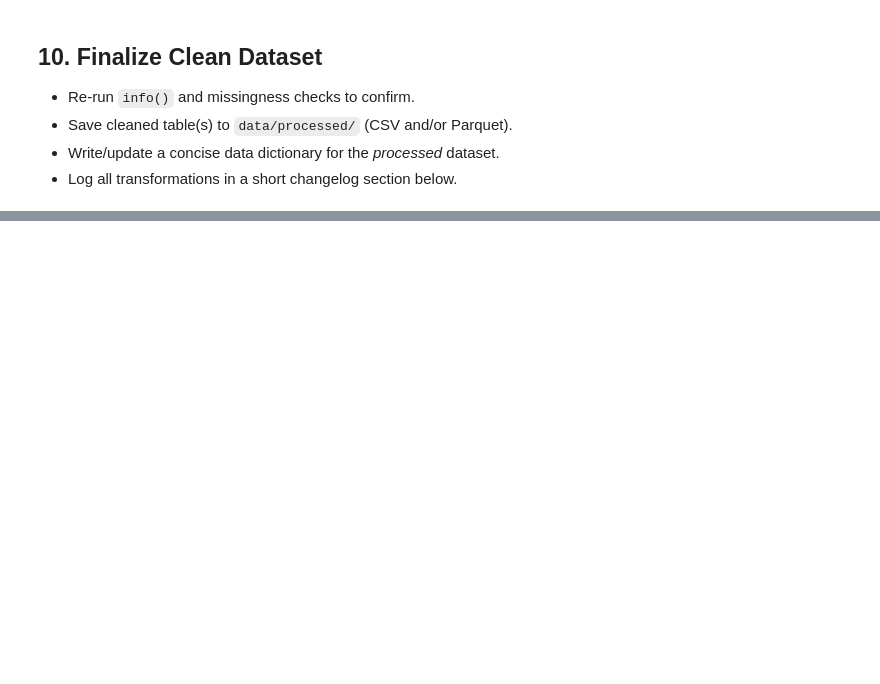
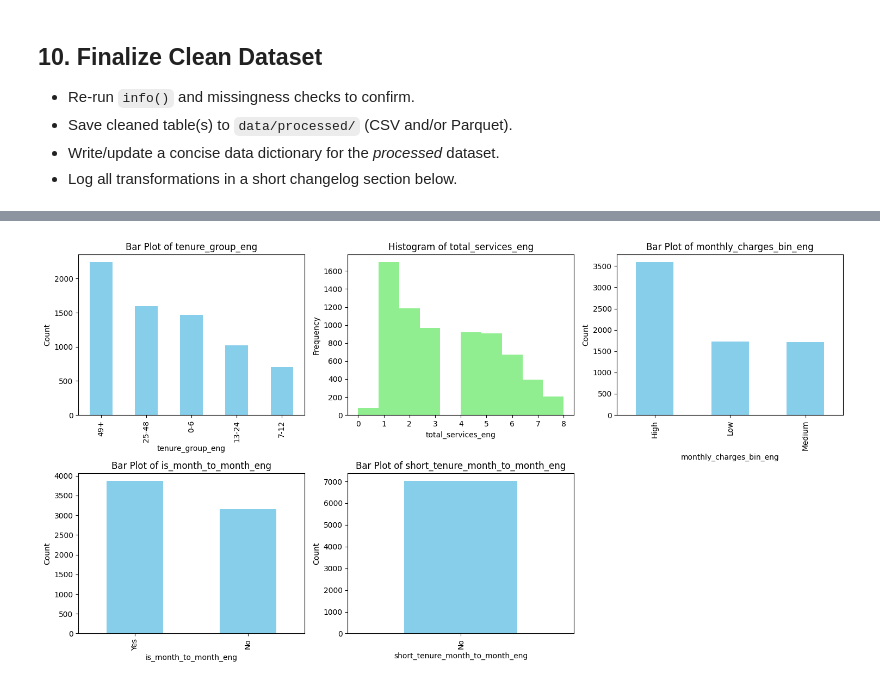
Before and after one commit to amschiltz/springboard_projects, a Jupyter notebook: Capstone_2/notebooks/01_telco_churn_data_wrangling_outline.ipynb, the cells around one changed output, grey strips where cells are left out. Saved outputs shown, nothing was run; the diff lists cells and outputs as text; code cells hidden in the pictures; blank space fills up the shorter version.

```diff
--- a/Capstone_2/notebooks/01_telco_churn_data_wrangling_outline.ipynb
+++ b/Capstone_2/notebooks/01_telco_churn_data_wrangling_outline.ipynb
@@ -433,0 +571,33 @@ Record each change with a brief justification and timestamp.
+# %%
+# Visualize engineered feature distributions in a compact subplot grid
+engineered_cols = ['tenure_group_eng', 'total_services_eng', 'monthly_charges_bin_eng', 'is_month_to_month_eng', 'short_tenure_month_to_month_eng']
+
+import math
+import matplotlib.pyplot as plt
+
+n_cols = 3
+n_rows = math.ceil(len(engineered_cols) / n_cols)
+fig, axes = plt.subplots(n_rows, n_cols, figsize=(5 * n_cols, 4 * n_rows))
+axes = axes.flatten()
+
+for i, col in enumerate(engineered_cols):
+    ax = axes[i]
+    if str(telco_wrangling[col].dtype) == 'category' or telco_wrangling[col].dtype == object:
+        telco_wrangling[col].value_counts().plot(kind='bar', ax=ax, color='skyblue')
+        ax.set_xlabel(col)
+        ax.set_ylabel('Count')
+        ax.set_title(f'Bar Plot of {col}')
+    else:
+        telco_wrangling[col].plot(kind='hist', bins=10, ax=ax, color='lightgreen')
+        ax.set_xlabel(col)
+        ax.set_ylabel('Frequency')
+        ax.set_title(f'Histogram of {col}')
+
+# Hide any unused subplots
+for j in range(i + 1, len(axes)):
+    axes[j].set_visible(False)
+
+plt.tight_layout()
+plt.show()
+# %% [output]
+[figure, added]
```
Also changed, not shown: parts of 28 cells of this notebook, 2 other files.
